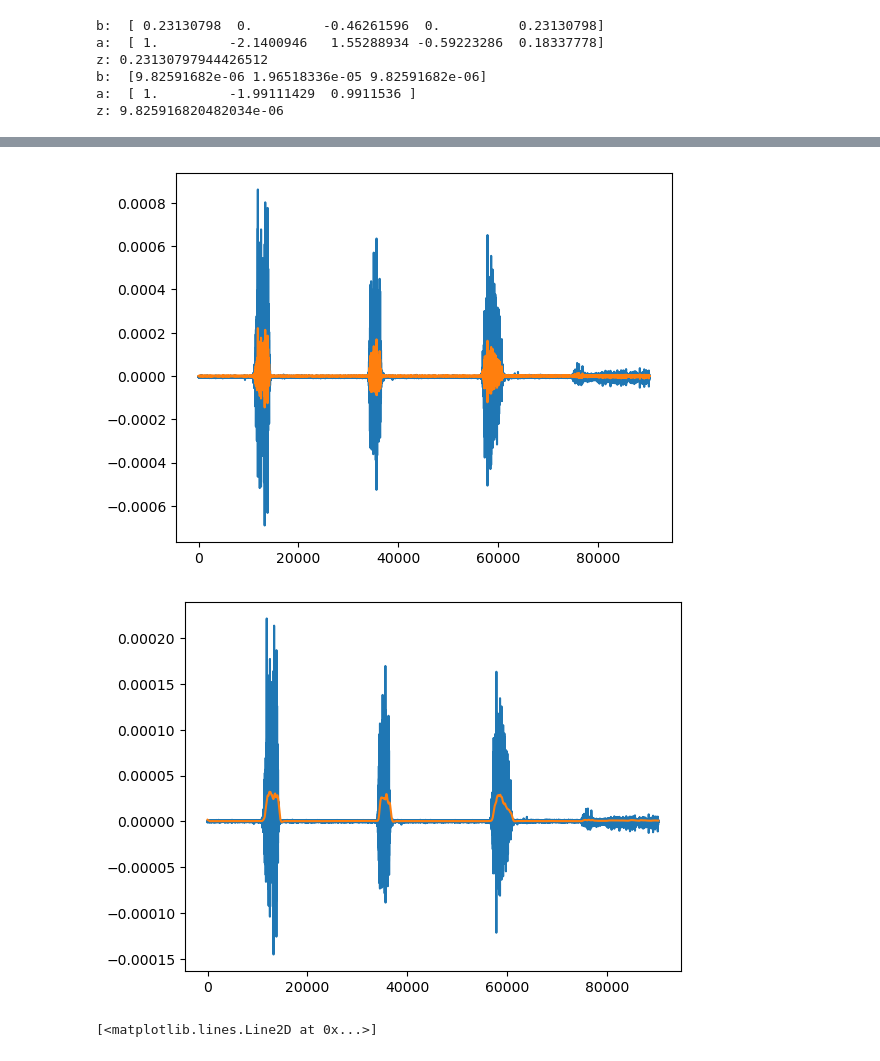
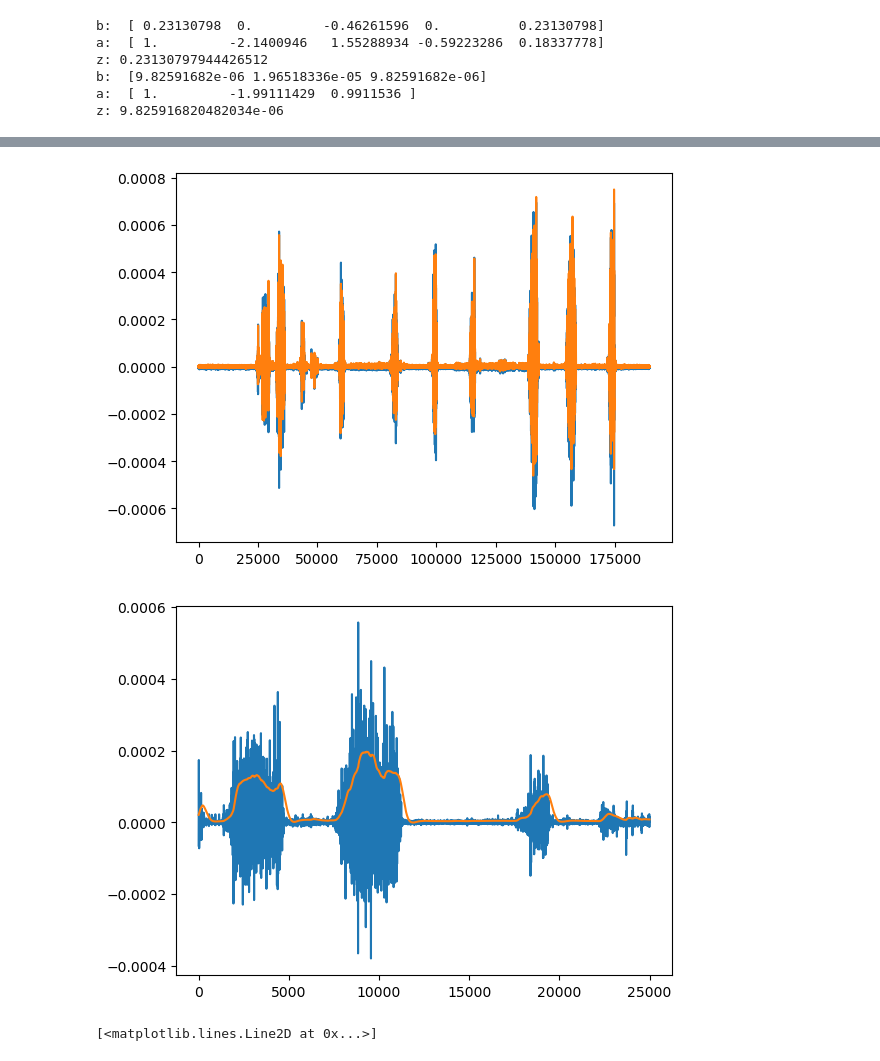
Before and after one commit to uw-herron-lab/OMNI-BIC-DEVELOPMENT, a Jupyter notebook: calibration_processing/low_pass_test.ipynb, the cells around one changed output, grey strips where cells are left out. Saved outputs shown, nothing was run; the diff lists cells and outputs as text; code cells hidden in the pictures.

```diff
--- a/calibration_processing/low_pass_test.ipynb
+++ b/calibration_processing/low_pass_test.ipynb
@@ -11,7 +11,7 @@ from calibration import load_data, separate_ch_sig, rectify, bandpass_filter, lo
 # bandpass filter parameters
 b_b = [0.231, 0, -0.4626, 0, 0.231]
 b_a = [1, -2.14, 1.553, -0.592, 0.1834]
-b_gain = 0.2313
+b_gain = 0.9
 band_prevIn = [0, 0, 0, 0]
 band_prevFilt = [0, 0, 0, 0]
 # %%
@@ -25,8 +25,9 @@ low_prevIn = [0, 0]
 low_prevFilt = [0, 0]
 # %%
 # load the raw and filtered data for comparison
-dir = dir = r"C:\Users\Maryam\OneDrive - UW\Quals\MTS-test\2025 - 10 - 20"
-date_timestamp = "2025 - 10 - 20_16 - 28 - 43"
+# dir = r"C:\Users\Maryam\OneDrive - UW\Quals\MTS-test\2025 - 10 - 20"
+dir = r"C:\Users\User\Desktop\Maryam_Test_Files\MTS_Test\2025 - 10 - 24"
+date_timestamp = "2025 - 10 - 24_10 - 42 - 43"
 file_extension = ".csv"
 
 _raw = r"\MTS_Test_RawFormattedEMGData_" + date_timestamp + file_extension
@@ -76,10 +78,10 @@ plt.plot(raw.EMG1)
 plt.plot(r_filt)
 plt.show()
 # %% [output]
-[figure, old version]
+[figure, new version]
 # %%
 r_env = []
-l_gain = 1
+l_gain = 2
 for i, sig in enumerate(r_filt):
     rect_sig = rectify(sig)
     # temp_filt = (l_b[0]*rectify(sig) +
@@ -100,14 +102,15 @@ for i, sig in enumerate(r_filt):
     low_prevIn.pop()
 # %%
 # plt.plot(raw.EMG1)
-plt.plot(r_filt)
-plt.plot(r_env)
+# plt.plot(raw.EMG1)
+plt.plot(r_filt[25000:50000])
+plt.plot(r_env[25000:50000])
 
 
 # plt.ylim([0,0.0001])
 plt.show()
 # %% [output]
-[figure, old version]
+[figure, new version]
 # %%
 plt.plot(r_env)
 # %% [output]
```
Also changed, not shown: parts of 1 cell of this notebook, 2 other files.
